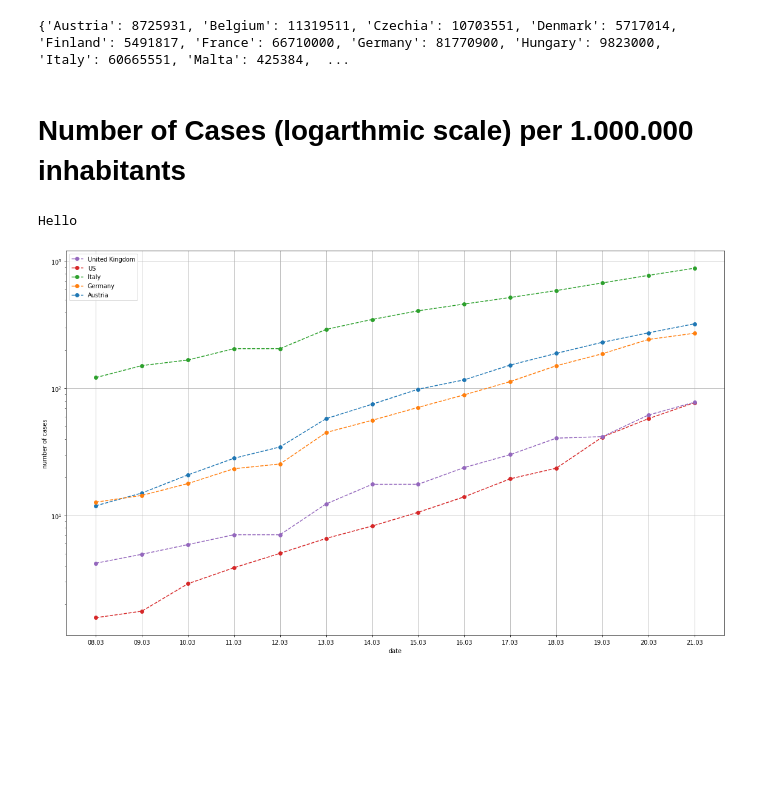
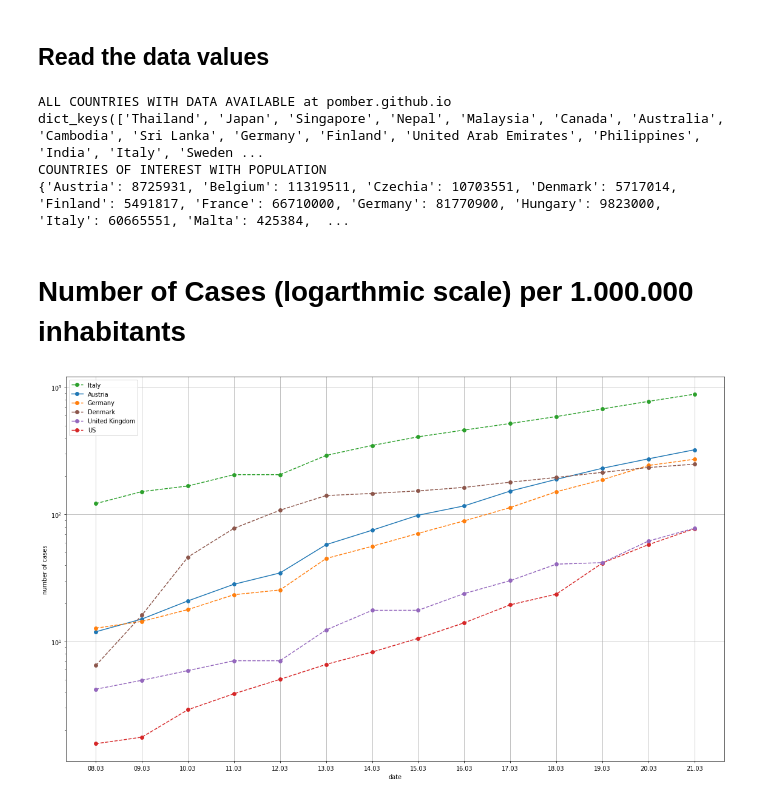
Before and after one commit to human-centered-ai-lab/app-covid-19-playground, a Jupyter notebook: covid_19_playground.ipynb, the cells around one changed output. Drawn from its saved outputs; the diff is of its cells as text; code cells hidden in the pictures; blank space fills up the shorter version.

```diff
--- a/covid_19_playground.ipynb
+++ b/covid_19_playground.ipynb
@@ -1,5 +1,7 @@
 # %% [markdown]
 <a href="https://colab.research.google.com/github/human-centered-ai-lab/app-covid-19-playground/blob/master/covid_19_playground.ipynb" target="_parent"><img src="https://colab.research.google.com/assets/colab-badge.svg" alt="Open In Colab"/></a>
+# %% [markdown]
+## Read the data values
 # %%
 from datetime import timedelta, date
 import matplotlib.pyplot as plt
@@ -21,94 +23,88 @@ def moving_average(a, n=3) :
     ret[n:] = ret[n:] - ret[:-n]
     return ret[n - 1:] / n
 
+r = requests.get(url = "https://pomber.github.io/covid19/timeseries.json")
+data = r.json()
+
+countries = data.keys()
+print ("ALL COUNTRIES WITH DATA AVAILABLE at pomber.github.io")
+print (countries)
+
 countriesOfInterest = ['Austria', 'Belgium','Czechia', 'Denmark', 'Finland', 'France', 'Germany', 'Hungary',  'Italy', 'Malta','Netherlands',  'Portugal', 'Slovakia', 'Slovenia', 'Sweden', 'Switzerland', 'US', 'United Kingdom']
 population = {}
 for c in countriesOfInterest:
   r = requests.get(url = "https://restcountries.eu/rest/v2/name/" + c)
-  data = r.json()
+  cinforeq = r.json()
   if ( r.status_code == 200):
-      population[c] = data[0]['population']
+      population[c] = cinforeq[0]['population']
   else:
       population[c] = 999999999999999999999999
 population.update ({'Czechia' : 10703551})
 population.update ({'US' : 330467650})
+
+print ("COUNTRIES OF INTEREST WITH POPULATION")
 print (population)
+
+start_date = date(2020, 3, 8)
+end_date   = date(2020, 3, 22)
 # %% [output]
+ALL COUNTRIES WITH DATA AVAILABLE at pomber.github.io
+dict_keys(['Thailand', 'Japan', 'Singapore', 'Nepal', 'Malaysia', 'Canada', 'Australia', 'Cambodia', 'Sri Lanka', 'Germany', 'Finland', 'United Arab Emirates', 'Philippines', 'India', 'Italy', 'Sweden ...
+COUNTRIES OF INTEREST WITH POPULATION
 {'Austria': 8725931, 'Belgium': 11319511, 'Czechia': 10703551, 'Denmark': 5717014, 'Finland': 5491817, 'France': 66710000, 'Germany': 81770900, 'Hungary': 9823000, 'Italy': 60665551, 'Malta': 425384,  ...
 # %% [markdown]
 
 # Number of Cases (logarthmic scale) per 1.000.000 inhabitants
 # %%
-def reorderLegend(ax=None,order=None,unique=False):
-    if ax is None: ax=plt.gca()
-    handles, labels = ax.get_legend_handles_labels()
-    labels, handles = zip(*sorted(zip(labels, handles), key=lambda t: t[0])) # sort both labels and handles by labels
-    if order is not None: # Sort according to a given list (not necessarily complete)
-        keys=dict(zip(order,range(len(order))))
-        labels, handles = zip(*sorted(zip(labels, handles), key=lambda t,keys=keys: keys.get(t[0],np.inf)))
-    if unique:  labels, handles= zip(*unique_everseen(zip(labels,handles), key = labels)) # Keep only the first of each handle
-    ax.legend(handles, labels)
-    return(handles, labels)
-
-
-def unique_everseen(seq, key=None):
-    seen = set()
-    seen_add = seen.add
-    return [x for x,k in zip(seq,key) if not (k in seen or seen_add(k))]
-
 width_in_inches = 20
 height_in_inches = 12
 dots_per_inch = 70
 plt.figure( figsize=(width_in_inches, height_in_inches), dpi=dots_per_inch)
 
-countriesOfInterest = ['Austria',  'Germany', 'Italy', 'US', 'United Kingdom' ]
-
-
-
-print ("Hello")
-r = requests.get(url = "https://pomber.github.io/covid19/timeseries.json")
-data = r.json()
-
-countries = data.keys()
+countriesOfInterest = ['Austria',  'Germany', 'Italy', 'US', 'United Kingdom', 'Denmark' ]
 
 start_date = date(2020, 3, 8)
 end_date   = date(2020, 3, 22)
 
 datesToInspect = []
-
 x_axis_data = [];
 for single_date in daterange(start_date, end_date):
     x_axis_data.append(single_date.strftime("%d.%m"))
     datesToInspect.append(single_date.strftime("%Y-%-m-%-d"))
 
 lines = []
 labels = []
-
+numberToOrder = {}
+i = 0
 for c in countriesOfInterest:
-  y_axis_data = [];
+  y_axis_data = []
   for dataindex in datesToInspect:
     datafromonecontry = data[c]
     for daydata in datafromonecontry:
       #print (daydata['date'], dataindex)
       if daydata['date'] == dataindex:
           cc = daydata['confirmed']
           normalizedcc = cc * 1000000 / population[c]
+          numberToOrder[i] = normalizedcc
           y_axis_data.append(normalizedcc)
-  lines, = plt.plot(x_axis_data,  y_axis_data, label=c, linestyle='--', marker='o')
+  ls = 'solid' if c == 'Austria' else '--'
+  lines, = plt.plot(x_axis_data,  y_axis_data, label=c, linestyle=ls, marker='o')
   labels.append (c)
   plt.legend()
+  i = i + 1
+
+LabelOrdering = []
+for e in sorted(numberToOrder.items(), key=lambda x: x[1], reverse=True):
+  LabelOrdering.append (e[0])
 
 plt.yscale('log')
 plt.xlabel("date")
 plt.ylabel("number of cases")
 plt.grid(True)
-#reorderLegend(plt.gca(), 'Top')
 
 handles, labels = plt.gca().get_legend_handles_labels()
-order = [4,3,2,1,0]
-plt.legend([handles[idx] for idx in order],[labels[idx] for idx in order])
+plt.legend([handles[idx] for idx in LabelOrdering],[labels[idx] for idx in LabelOrdering])
 plt.show()
 # %% [output]
-Hello
-[figure, old version]
+[figure, new version]
 # %% [markdown]
```
Also changed, not shown: parts of 2 cells of this notebook.
